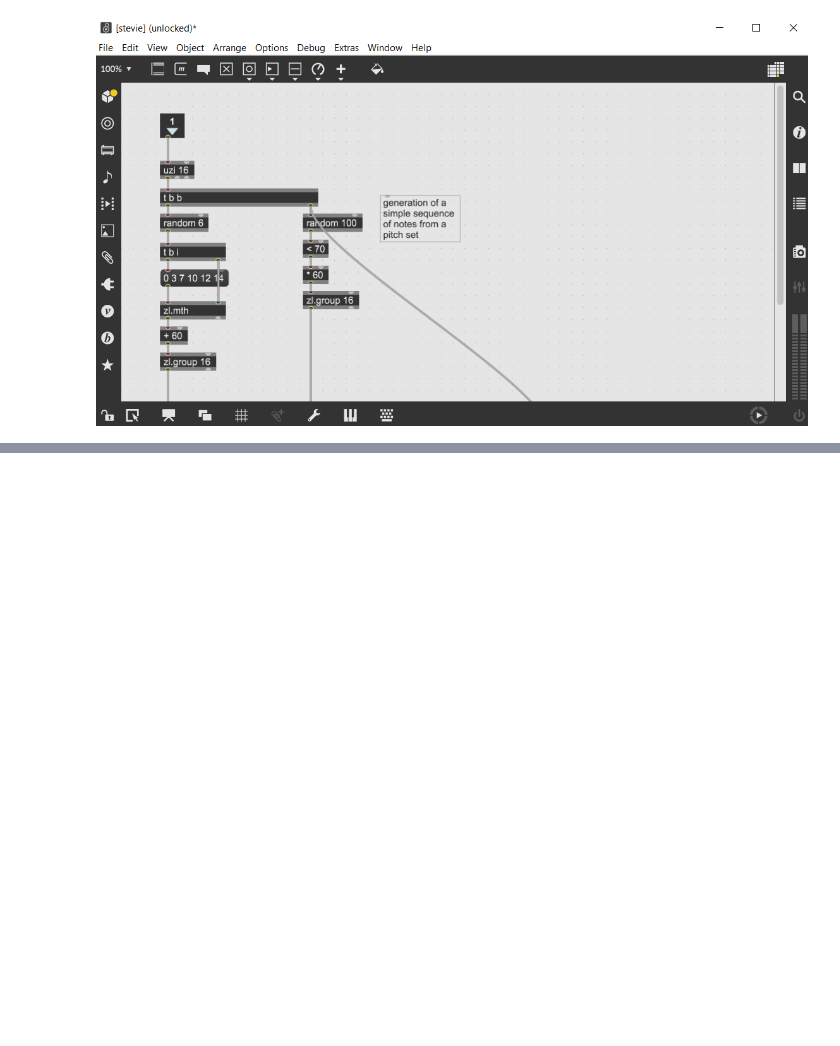
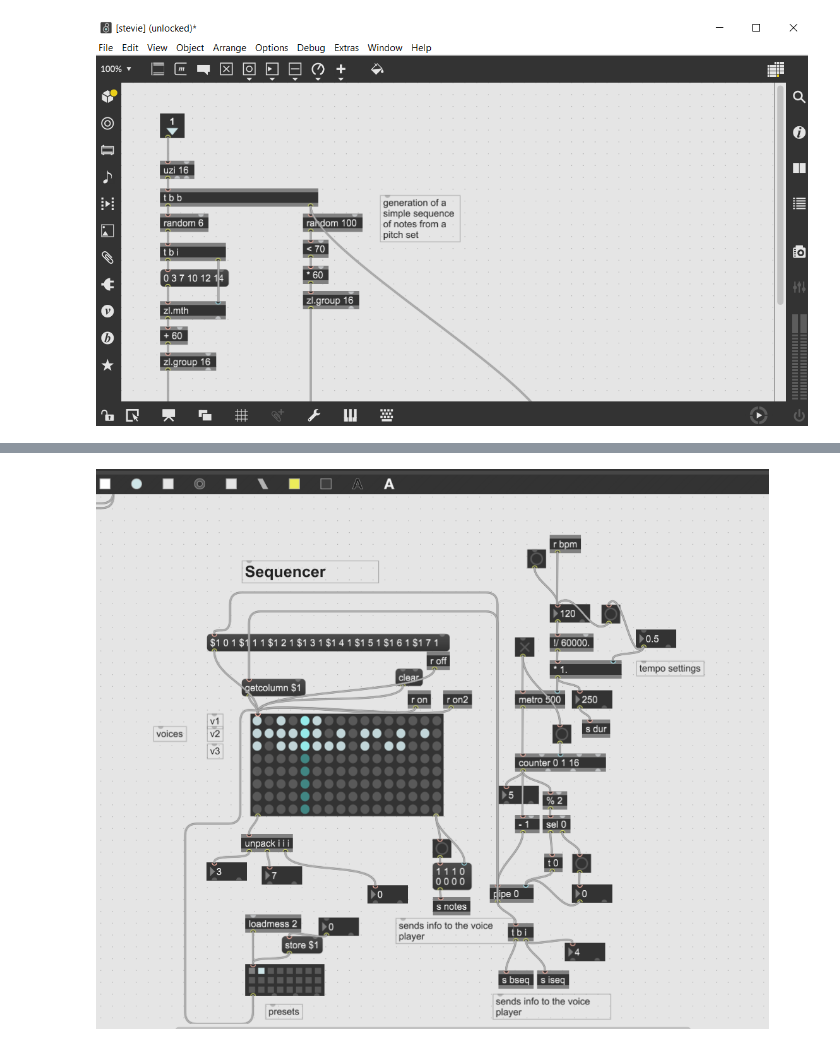
Before and after one commit to MattDupraz/Algorithmic-Composition, a Jupyter notebook: 12_milestone_2/Counterpoint.ipynb, the cells around one changed output, grey strips where cells are left out. Saved outputs shown, nothing was run; the diff lists cells and outputs as text; code cells hidden in the pictures; blank space fills up the shorter version.

```diff
--- a/12_milestone_2/Counterpoint.ipynb
+++ b/12_milestone_2/Counterpoint.ipynb
@@ -6,0 +11,4 @@ display.Image("./stevie.png")
+# %%
+display.Image("./seq.png")
+# %% [output]
+[figure, added]
```
Also changed, not shown: parts of 3 cells of this notebook.
